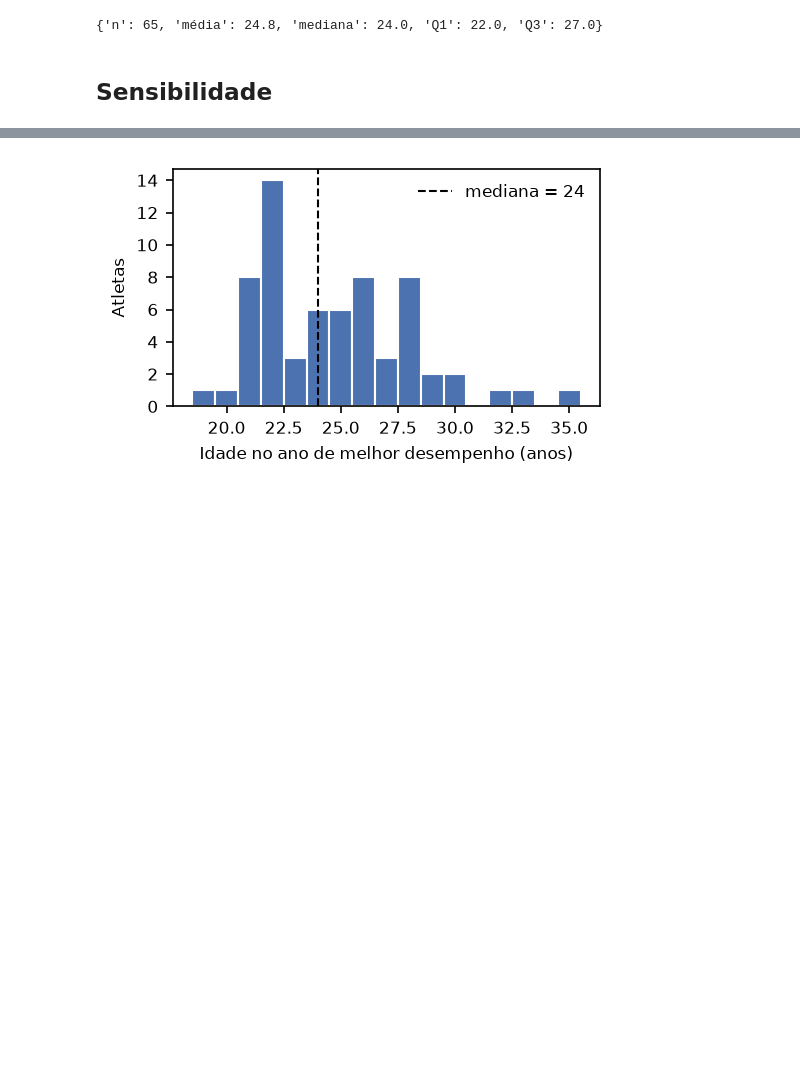
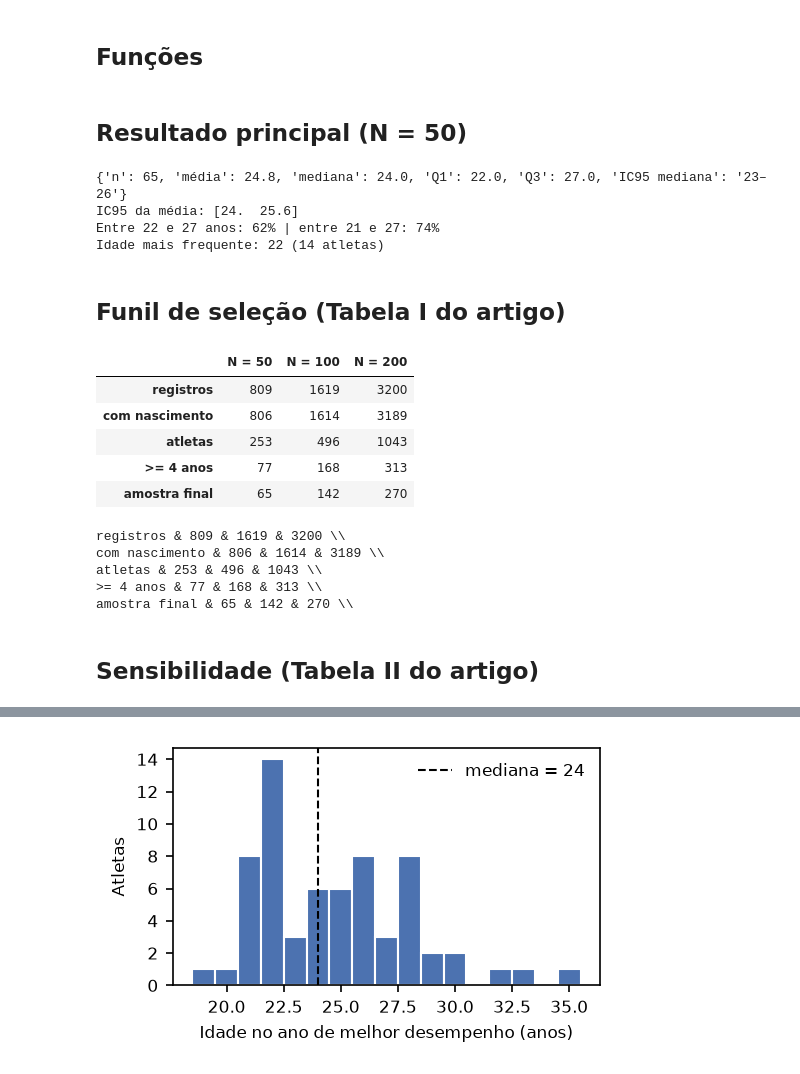
Before and after one commit to LeandroKornelius/T2, a Jupyter notebook: analysis.ipynb, the cells around one changed output, grey strips where cells are left out. Cells and saved outputs as stored; diff of their text form; code cells hidden in the pictures; blank space fills up the shorter version.

```diff
--- a/analysis.ipynb
+++ b/analysis.ipynb
@@ -51,22 +51,69 @@ Name: tempo_s, dtype: float64
+# %% [markdown]
+## Funções
 # %%
-def idades_de_pico(dados, min_anos=4, tirar_borda=True, coluna="tempo_rel"):
-    anos_por_atleta = dados.groupby("atleta_id")["ano"].nunique()
-    dados = dados[dados["atleta_id"].isin(anos_por_atleta[anos_por_atleta >= min_anos].index)]   # filtro 4
-    picos = dados.loc[dados.groupby("atleta_id")[coluna].idxmin()]                               # filtro 3
+def picos_e_funil(N=50, min_anos=4, tirar_borda=True, coluna="tempo_rel", dados=None):
+    dados = df if dados is None else dados
+    funil = {"registros": int((bruto["posicao"] <= N).sum())}
+    d = dados[dados["posicao"] <= N]
+    funil["com nascimento"] = len(d)
+    funil["atletas"] = d["atleta_id"].nunique()
+
+    anos_por_atleta = d.groupby("atleta_id")["ano"].nunique()
+    d = d[d["atleta_id"].isin(anos_por_atleta[anos_por_atleta >= min_anos].index)]
+    funil[f">= {min_anos} anos"] = d["atleta_id"].nunique()
+
+    picos = d.loc[d.groupby("atleta_id")[coluna].idxmin()]
     if tirar_borda:
-        picos = picos[~picos["ano"].isin([2010, 2025])]                                          # filtro 5
-    return picos
+        picos = picos[~picos["ano"].isin([2010, 2025])]
+    funil["amostra final"] = len(picos)
+    return picos, funil
+
+def ic95(idades, estatistica=np.median, B=10_000, seed=0):
+    rng = np.random.default_rng(seed)
+    a = np.asarray(idades)
+    reps = [estatistica(rng.choice(a, len(a))) for _ in range(B)]
+    return np.percentile(reps, [2.5, 97.5])
 
 def resumo(picos):
     i = picos["idade"]
+    lo, hi = ic95(i)
     return {"n": len(i), "média": round(float(i.mean()), 1), "mediana": float(i.median()),
-            "Q1": float(i.quantile(0.25)), "Q3": float(i.quantile(0.75))}
-
-picos = idades_de_pico(df)
-resumo(picos)
+            "Q1": float(i.quantile(0.25)), "Q3": float(i.quantile(0.75)),
+            "IC95 mediana": f"{lo:.0f}–{hi:.0f}"}
-# %% [output]
-{'n': 65, 'média': 24.8, 'mediana': 24.0, 'Q1': 22.0, 'Q3': 27.0}
+# %% [markdown]
+## Resultado principal (N = 50)
+# %%
+picos, funil = picos_e_funil()
+i = picos["idade"]
+print(resumo(picos))
+print("IC95 da média:", np.round(ic95(i, np.mean), 1))
+print(f"Entre 22 e 27 anos: {((i >= 22) & (i <= 27)).mean():.0%} | entre 21 e 27: {((i >= 21) & (i <= 27)).mean():.0%}")
+print(f"Idade mais frequente: {i.mode()[0]:.0f} ({(i == i.mode()[0]).sum()} atletas)")
+# %% [output]
+{'n': 65, 'média': 24.8, 'mediana': 24.0, 'Q1': 22.0, 'Q3': 27.0, 'IC95 mediana': '23–26'}
+IC95 da média: [24.  25.6]
+Entre 22 e 27 anos: 62% | entre 21 e 27: 74%
+Idade mais frequente: 22 (14 atletas)
+# %% [markdown]
+## Funil de seleção (Tabela I do artigo)
+# %%
+funis = pd.DataFrame({f"N = {N}": picos_e_funil(N=N)[1] for N in (50, 100, 200)})
+display(funis)
+for etapa, linha in funis.iterrows():
+    print(f"{etapa} & " + " & ".join(str(v) for v in linha) + r" \\")
+# %% [output]
+|  | N = 50 | N = 100 | N = 200 |
+| registros | 809 | 1619 | 3200 |
+| com nascimento | 806 | 1614 | 3189 |
+| atletas | 253 | 496 | 1043 |
+| >= 4 anos | 77 | 168 | 313 |
+| amostra final | 65 | 142 | 270 |
+registros & 809 & 1619 & 3200 \\
+com nascimento & 806 & 1614 & 3189 \\
+atletas & 253 & 496 & 1043 \\
+>= 4 anos & 77 & 168 & 313 \\
+amostra final & 65 & 142 & 270 \\
 # %% [markdown]
-## Sensibilidade
+## Sensibilidade (Tabela II do artigo)
 # %%
 variantes = {
```
Also changed, not shown: parts of 10 cells of this notebook, 4 other files.
